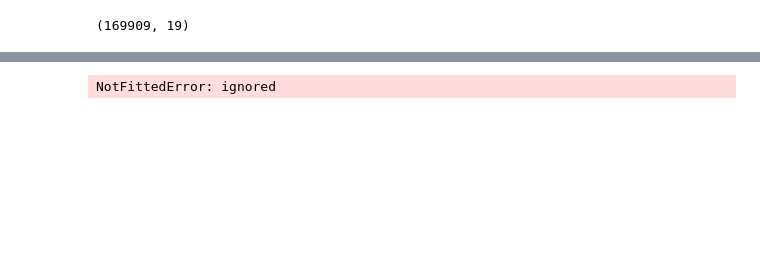
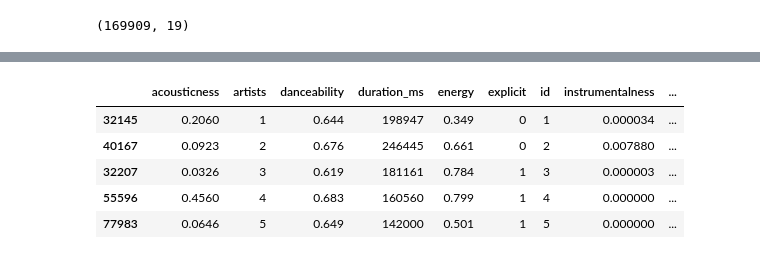
Before and after one commit to Spotify-Song-Predict-DS18/Song-Predict, a Jupyter notebook: Notebooks/Omar.ipynb, the cells around one changed output, grey strips where cells are left out. Cells and saved outputs as stored; diff of their text form; code cells hidden in the pictures; blank space fills up the shorter version.

```diff
--- a/Notebooks/Omar.ipynb
+++ b/Notebooks/Omar.ipynb
@@ -142,4 +152,10 @@ model.fit(XT_train, y_train)
-# %%
-model.score(XT_test, y_test)
-# %% [output]
-NotFittedError: ignored
+# %%
+# Looking at the head of my XT_train to see how it looks
+XT_train.head()
+# %% [output]
+|  | acousticness | artists | danceability | duration_ms | energy | explicit | id | instrumentalness | ... |
+| 32145 | 0.2060 | 1 | 0.644 | 198947 | 0.349 | 0 | 1 | 0.000034 | ... |
+| 40167 | 0.0923 | 2 | 0.676 | 246445 | 0.661 | 0 | 2 | 0.007880 | ... |
+| 32207 | 0.0326 | 3 | 0.619 | 181161 | 0.784 | 1 | 3 | 0.000003 | ... |
+| 55596 | 0.4560 | 4 | 0.683 | 160560 | 0.799 | 1 | 4 | 0.000000 | ... |
+| 77983 | 0.0646 | 5 | 0.649 | 142000 | 0.501 | 1 | 5 | 0.000000 | ... |
```
Also changed, not shown: parts of 10 cells of this notebook.
